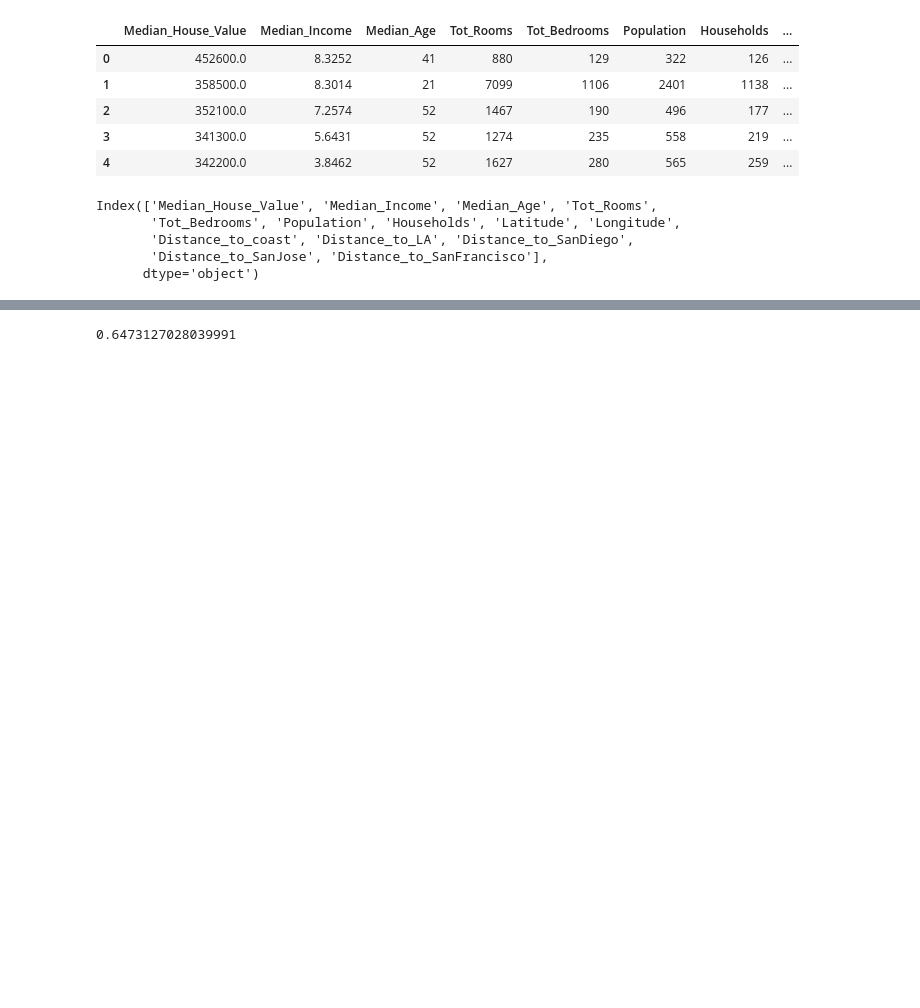
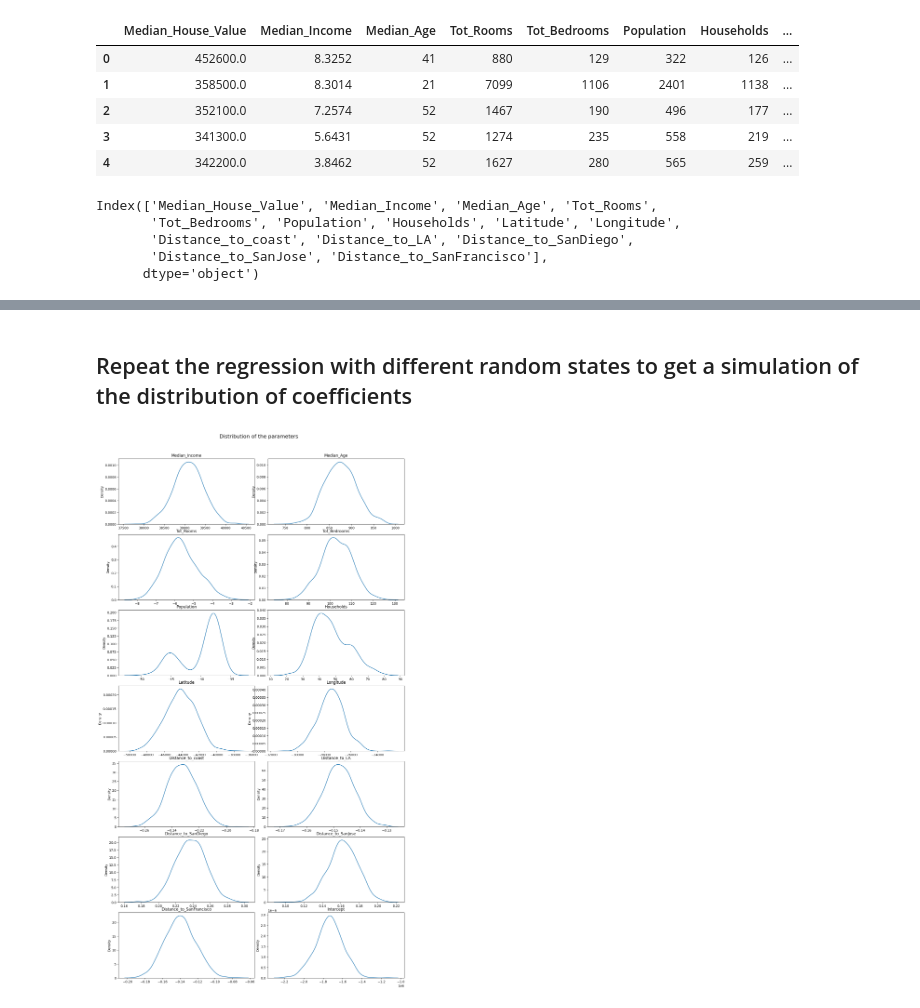
Before and after one commit to Rcgil30/Final-Project-Optimization-202410, a Jupyter notebook: ML model 1/Linear_Regression.ipynb, the cells around one changed output, grey strips where cells are left out. Drawn from its saved outputs; the diff is of its cells as text; code cells hidden in the pictures; blank space fills up the shorter version.

```diff
--- a/ML model 1/Linear_Regression.ipynb
+++ b/ML model 1/Linear_Regression.ipynb
@@ -66,4 +32,6 @@ dfTrain[inputs].corr()
-# %%
-regression.score(dfTest[inputs], dfTest[output])
-# %% [output]
-0.6473127028039991
+# %%
+coefficients = [[] for _ in range(len(inputs))]
+intercept = []
+score = []
+# %% [markdown]
+## Repeat the regression with different random states to get a simulation of the distribution of coefficients
@@ -69,0 +52,13 @@ regression.score(dfTest[inputs], dfTest[output])
+# %%
+fig, axs = plt.subplots(7,2, figsize=(13, 25))
+
+fig.suptitle("Distribution of the parameters", fontsize=16)
+
+plt.tight_layout(rect=[0, 0.03, 1, 0.96])
+
+for i in range(7):
+  for j in range(2):
+    sns.kdeplot(parameters[2*i+j], ax=axs[i, j])
+    axs[i, j].set_title(labels[2*i+j])
+# %% [output]
+[figure, added]
```
Also changed, not shown: parts of 15 cells of this notebook, 6 other files.
